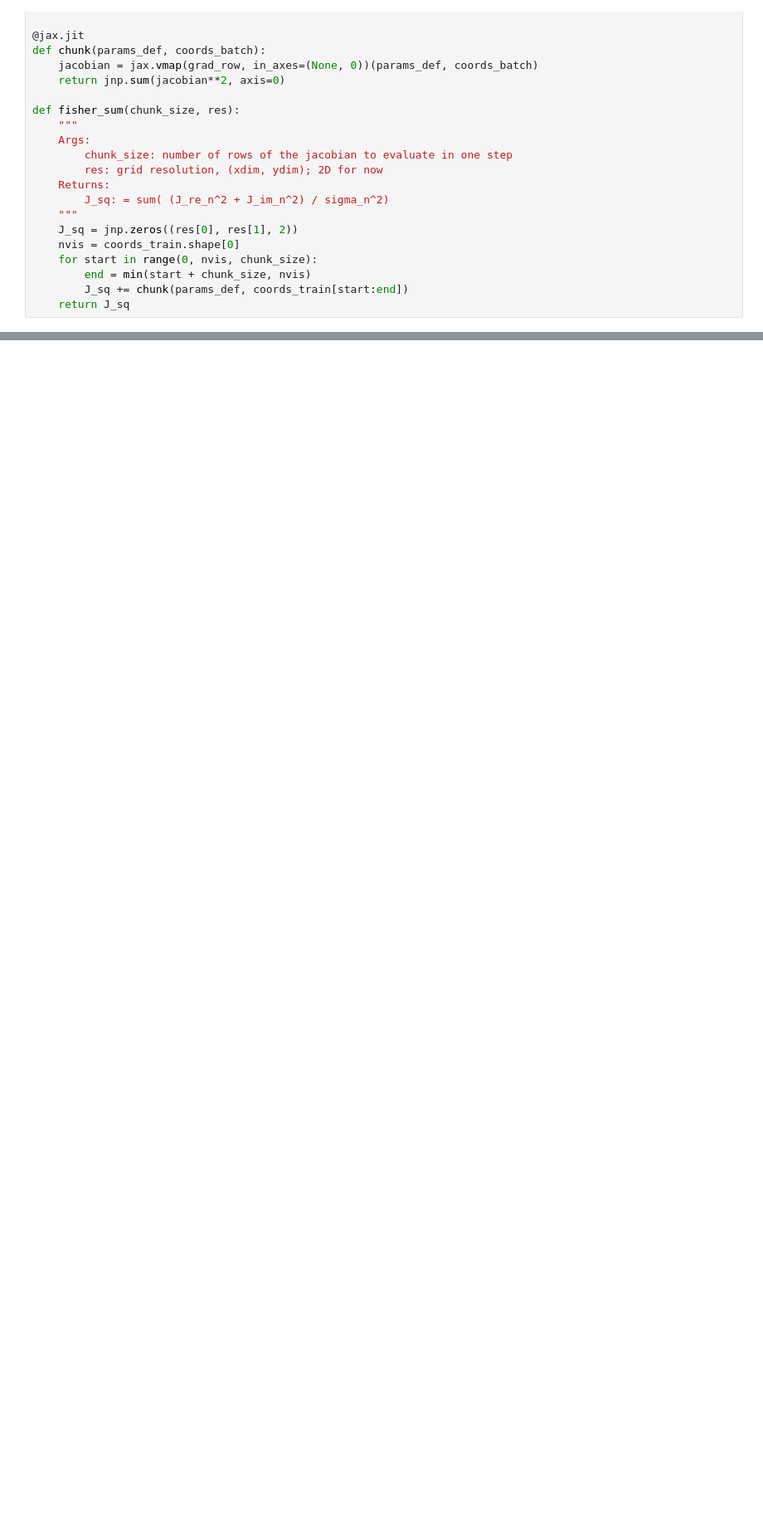
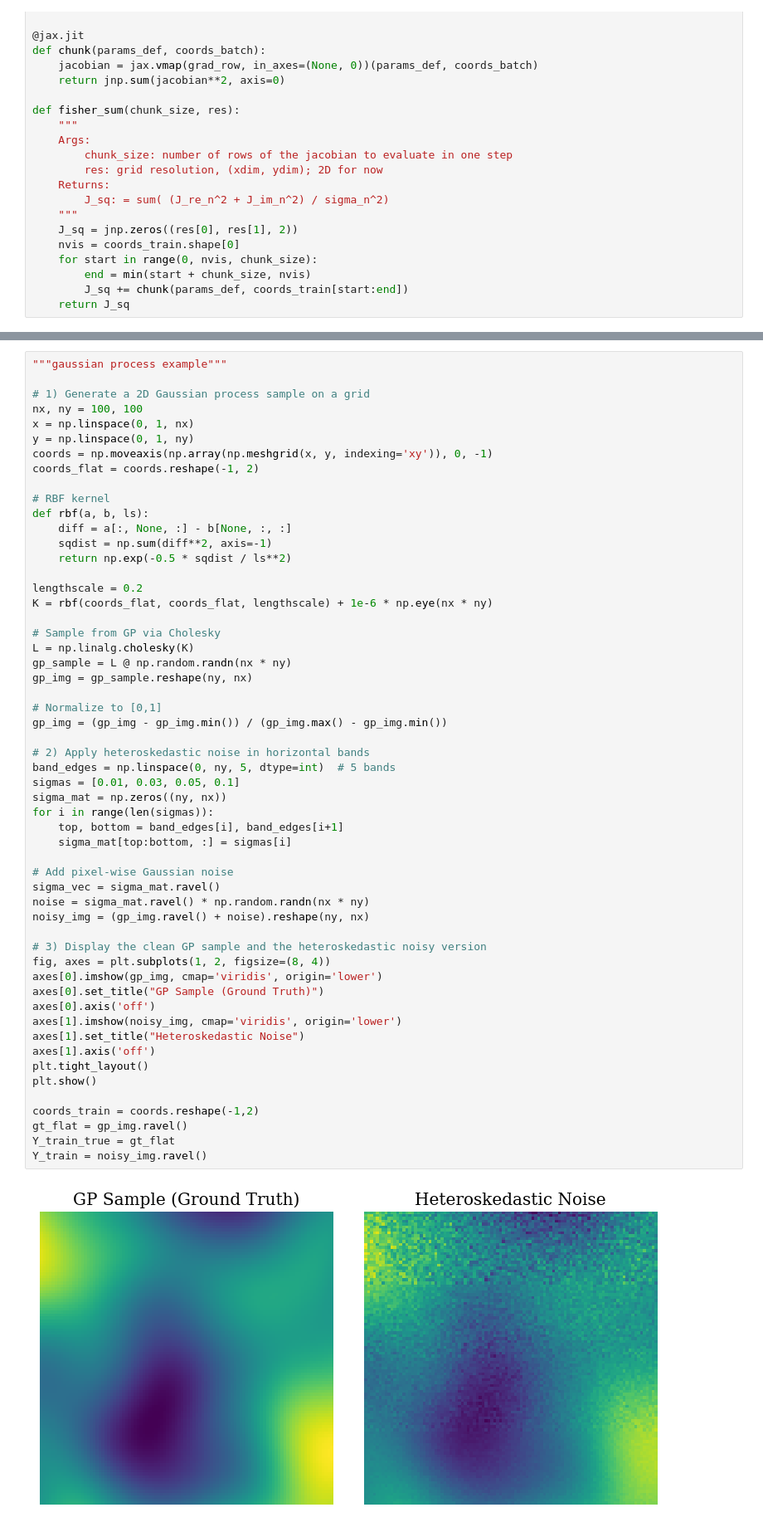
Before and after one commit to khyyle/caltech_surf_2025, a Jupyter notebook: bayes_rays_holdout.ipynb, the cells around one changed output, grey strips where cells are left out. Shown at 83% size. Drawn from its saved outputs; the diff is of its cells as text; blank space fills up the shorter version.

```diff
--- a/bayes_rays_holdout.ipynb
+++ b/bayes_rays_holdout.ipynb
@@ -252,3 +294,60 @@ plt.show()
+# %%
+"""gaussian process example"""
+
+# 1) Generate a 2D Gaussian process sample on a grid
+nx, ny = 100, 100
+x = np.linspace(0, 1, nx)
+y = np.linspace(0, 1, ny)
+coords = np.moveaxis(np.array(np.meshgrid(x, y, indexing='xy')), 0, -1)
+coords_flat = coords.reshape(-1, 2)
+
+# RBF kernel
+def rbf(a, b, ls):
+    diff = a[:, None, :] - b[None, :, :]
+    sqdist = np.sum(diff**2, axis=-1)
+    return np.exp(-0.5 * sqdist / ls**2)
+
+lengthscale = 0.2
+K = rbf(coords_flat, coords_flat, lengthscale) + 1e-6 * np.eye(nx * ny)
+
+# Sample from GP via Cholesky
+L = np.linalg.cholesky(K)
+gp_sample = L @ np.random.randn(nx * ny)
+gp_img = gp_sample.reshape(ny, nx)
+
+# Normalize to [0,1]
+gp_img = (gp_img - gp_img.min()) / (gp_img.max() - gp_img.min())
+
+# 2) Apply heteroskedastic noise in horizontal bands
+band_edges = np.linspace(0, ny, 5, dtype=int)  # 5 bands
+sigmas = [0.01, 0.03, 0.05, 0.1]
+sigma_mat = np.zeros((ny, nx))
+for i in range(len(sigmas)):
+    top, bottom = band_edges[i], band_edges[i+1]
+    sigma_mat[top:bottom, :] = sigmas[i]
+
+# Add pixel-wise Gaussian noise
+sigma_vec = sigma_mat.ravel()
+noise = sigma_mat.ravel() * np.random.randn(nx * ny)
+noisy_img = (gp_img.ravel() + noise).reshape(ny, nx)
+
+# 3) Display the clean GP sample and the heteroskedastic noisy version
+fig, axes = plt.subplots(1, 2, figsize=(8, 4))
+axes[0].imshow(gp_img, cmap='viridis', origin='lower')
+axes[0].set_title("GP Sample (Ground Truth)")
+axes[0].axis('off')
+axes[1].imshow(noisy_img, cmap='viridis', origin='lower')
+axes[1].set_title("Heteroskedastic Noise")
+axes[1].axis('off')
+plt.tight_layout()
+plt.show()
+
+coords_train = coords.reshape(-1,2)
+gt_flat = gp_img.ravel()
+Y_train_true = gt_flat
+Y_train = noisy_img.ravel()
+# %% [output]
+[figure, added]
 # %%
 predictor = NeuralImage(posenc_deg=3, net_depth=5, net_width=128, activation=nn.relu, out_channel=1, do_skip=True)
 
```
Also changed, not shown: parts of 13 cells of this notebook.
